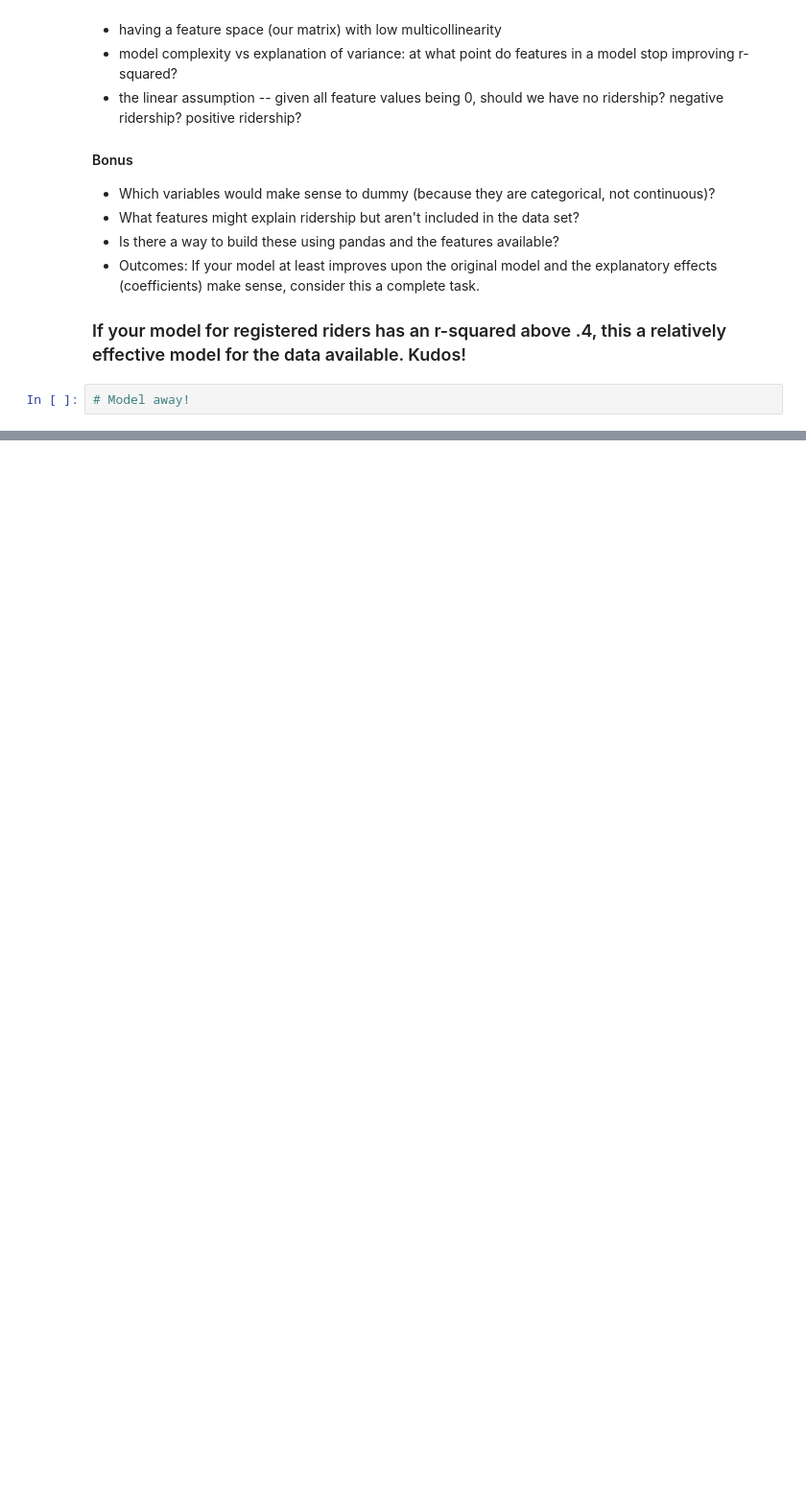
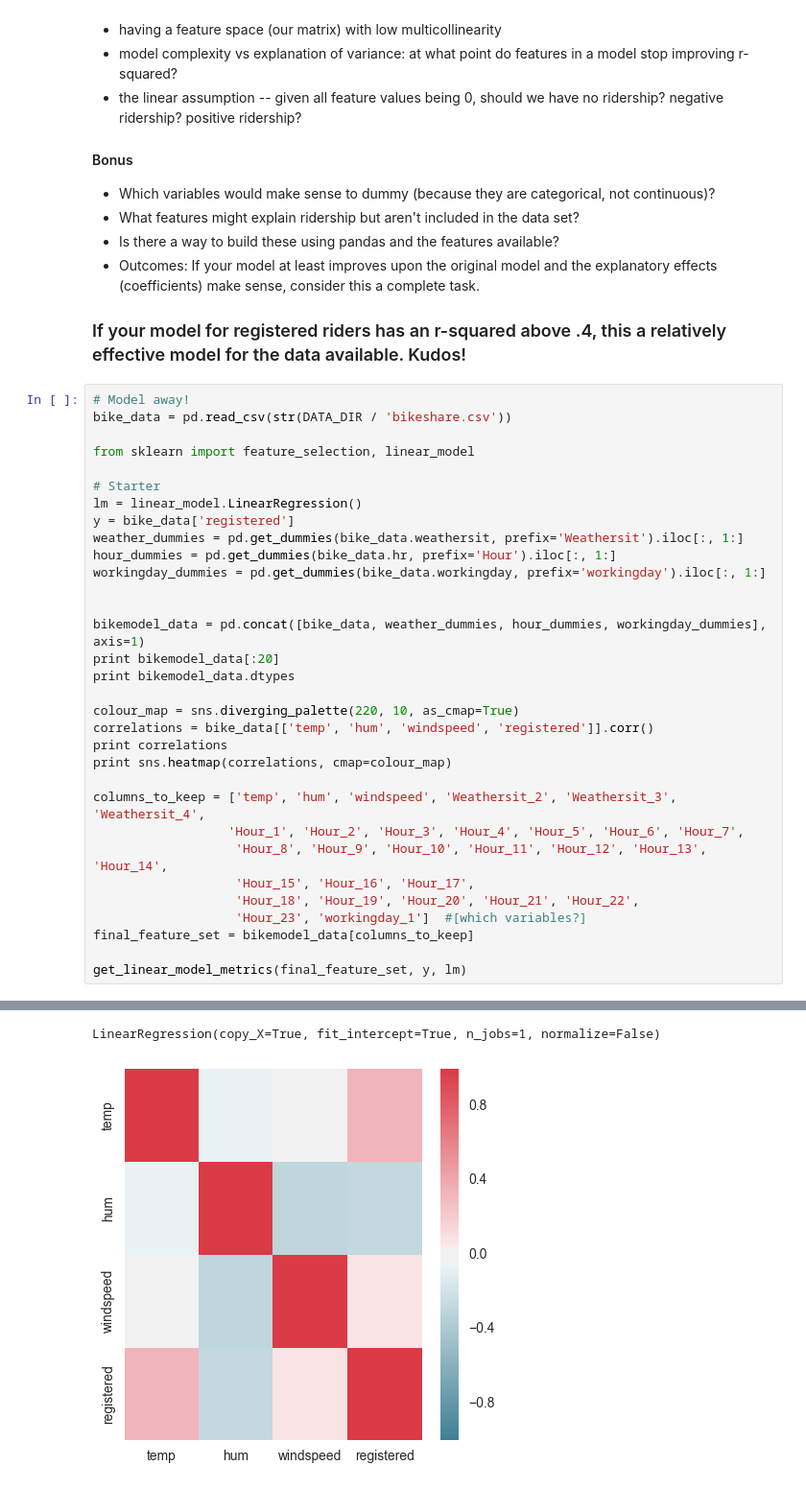
Before and after one commit to wrc260/ga-datascience, a Jupyter notebook: class 5/05 - intro to regression analysis - starter code.ipynb, the cells around one changed output, grey strips where cells are left out. Shown at 96% size. Saved outputs shown, nothing was run; the diff lists cells and outputs as text; blank space fills up the shorter version.

```diff
--- a/class 5/05 - intro to regression analysis - starter code.ipynb
+++ b/class 5/05 - intro to regression analysis - starter code.ipynb
@@ -453,5 +463,36 @@ We've completed a model together that explains casual guest riders. Now it's you
 * Outcomes: If your model at least improves upon the original model and the explanatory effects (coefficients) make sense, consider this a complete task.
 
 ### If your model for registered riders has an r-squared above .4, this a relatively effective model for the data available. Kudos!
-# %%
-# Model away!
+# %%
+# Model away!
+bike_data = pd.read_csv(str(DATA_DIR / 'bikeshare.csv'))
+
+from sklearn import feature_selection, linear_model
+
+# Starter
+lm = linear_model.LinearRegression()
+y = bike_data['registered']
+weather_dummies = pd.get_dummies(bike_data.weathersit, prefix='Weathersit').iloc[:, 1:]
+hour_dummies = pd.get_dummies(bike_data.hr, prefix='Hour').iloc[:, 1:]
+workingday_dummies = pd.get_dummies(bike_data.workingday, prefix='workingday').iloc[:, 1:]
+
+
+bikemodel_data = pd.concat([bike_data, weather_dummies, hour_dummies, workingday_dummies], axis=1)
+print bikemodel_data[:20]
+print bikemodel_data.dtypes
+
+colour_map = sns.diverging_palette(220, 10, as_cmap=True)
+correlations = bike_data[['temp', 'hum', 'windspeed', 'registered']].corr()
+print correlations
+print sns.heatmap(correlations, cmap=colour_map)
+
+columns_to_keep = ['temp', 'hum', 'windspeed', 'Weathersit_2', 'Weathersit_3', 'Weathersit_4',
+                  'Hour_1', 'Hour_2', 'Hour_3', 'Hour_4', 'Hour_5', 'Hour_6', 'Hour_7',
+                   'Hour_8', 'Hour_9', 'Hour_10', 'Hour_11', 'Hour_12', 'Hour_13', 'Hour_14',
+                   'Hour_15', 'Hour_16', 'Hour_17',
+                   'Hour_18', 'Hour_19', 'Hour_20', 'Hour_21', 'Hour_22',
+                   'Hour_23', 'workingday_1']  #[which variables?]
+final_feature_set = bikemodel_data[columns_to_keep]
+
+get_linear_model_metrics(final_feature_set, y, lm)
+# %% [output]
@@ -457,0 +516,2 @@ We've completed a model together that explains casual guest riders. Now it's you
+LinearRegression(copy_X=True, fit_intercept=True, n_jobs=1, normalize=False)
+[figure, added]
```
Also changed, not shown: parts of 19 cells of this notebook, 12 other files.
